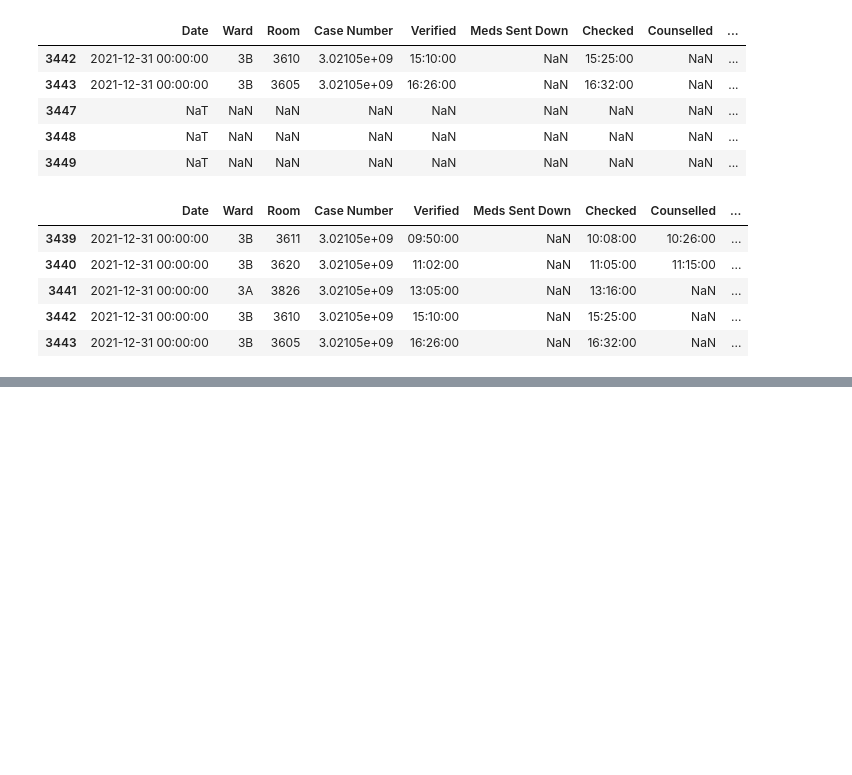
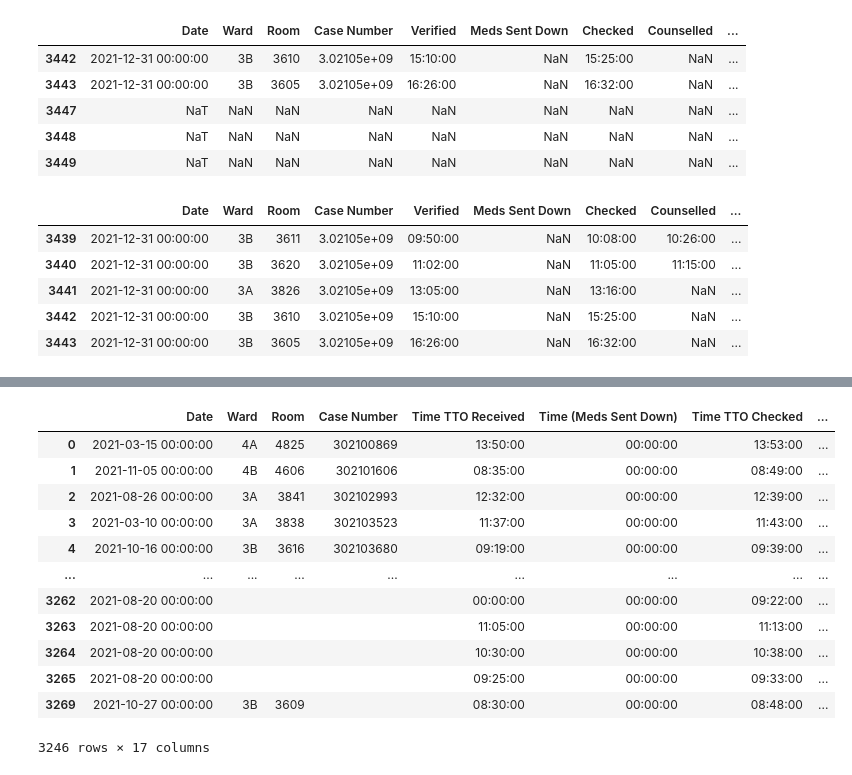
Before and after one commit to RoystonCXW/IS447---Smart-Healthcare, a Jupyter notebook: IS447/System/Data/Pharmacy Dept/Data Cleaning/PEH_Cleaning.ipynb, the cells around one changed output, grey strips where cells are left out. Cells and saved outputs as stored; diff of their text form; code cells hidden in the pictures; blank space fills up the shorter version.

```diff
--- a/IS447/System/Data/Pharmacy Dept/Data Cleaning/PEH_Cleaning.ipynb
+++ b/IS447/System/Data/Pharmacy Dept/Data Cleaning/PEH_Cleaning.ipynb
@@ -140,0 +333,9 @@ memory usage: 435.5+ KB
+# %%
+#Remove '0 days' in all Time data type
+
+df_csv['Time TTO Received'] = df_csv['Time TTO Received'].astype(str).str.split('0 days ').str[-1]
+df_csv['Time (Meds Sent Down)'] = df_csv['Time (Meds Sent Down)'].astype(str).str.split('0 days ').str[-1]
+df_csv['Time TTO Checked'] = df_csv['Time TTO Checked'].astype(str).str.split('0 days ').str[-1]
+df_csv['Time (Counselled)'] = df_csv['Time (Counselled)'].astype(str).str.split('0 days ').str[-1]
+df_csv['Time Taken (Ready for Collection)'] = df_csv['Time Taken (Ready for Collection)'].astype(str).str.split('0 days ').str[-1]
+df_csv['Time Taken (to Counselling)'] = df_csv['Time Taken (to Counselling)'].astype(str).str.split('0 days ').str[-1]
@@ -140,0 +360,9 @@ memory usage: 435.5+ KB
+# %%
+#reinstate into Time format again
+
+df_csv['Time TTO Received'] = pd.to_datetime(df_csv['Time TTO Received'], format='%H:%M:%S').dt.time
+df_csv['Time (Meds Sent Down)'] = pd.to_datetime(df_csv['Time (Meds Sent Down)'], format='%H:%M:%S').dt.time
+df_csv['Time TTO Checked'] = pd.to_datetime(df_csv['Time TTO Checked'], format='%H:%M:%S').dt.time
+df_csv['Time (Counselled)'] = pd.to_datetime(df_csv['Time (Counselled)'], format='%H:%M:%S').dt.time
+df_csv['Time Taken (Ready for Collection)'] = pd.to_datetime(df_csv['Time Taken (Ready for Collection)'], format='%H:%M:%S').dt.time
+df_csv['Time Taken (to Counselling)'] = pd.to_datetime(df_csv['Time Taken (to Counselling)'], format='%H:%M:%S').dt.time
@@ -140,0 +398,3 @@ memory usage: 435.5+ KB
+# %%
+#No. of Drugs
+df_csv['No. of Drugs'] = df_csv['No. of Drugs'].fillna(0)
@@ -140,0 +406,9 @@ memory usage: 435.5+ KB
+# %%
+#Bedside Counselling Candidate
+df_csv['Bedside Counselling Candidate'] = df_csv['Bedside Counselling Candidate'].fillna('No')
+
+#IF Time Taken (to Counselling) == 00:00:00, then Bedside Counselling Candidate = No
+df_csv.loc[(df_csv['Time Taken (to Counselling)'] == pd.to_datetime('00:00:00').time()), 'Bedside Counselling Candidate'] = "No"
+
+#IF Time (to Counselling) > 00:00:00, then Bedside Counselling Candidate = Yes
+df_csv.loc[(df_csv['Time Taken (to Counselling)'] > pd.to_datetime('00:00:00').time()), 'Bedside Counselling Candidate'] = "Yes"
@@ -140,0 +447,19 @@ memory usage: 435.5+ KB
+# %%
+# Fill all NA with empty string
+
+dfinal = df_csv.fillna('')
+dfinal
+# %% [output]
+|  | Date | Ward | Room | Case Number | Time TTO Received | Time (Meds Sent Down) | Time TTO Checked | ... |
+| 0 | 2021-03-15 00:00:00 | 4A | 4825 | 302100869 | 13:50:00 | 00:00:00 | 13:53:00 | ... |
+| 1 | 2021-11-05 00:00:00 | 4B | 4606 | 302101606 | 08:35:00 | 00:00:00 | 08:49:00 | ... |
+| 2 | 2021-08-26 00:00:00 | 3A | 3841 | 302102993 | 12:32:00 | 00:00:00 | 12:39:00 | ... |
+| 3 | 2021-03-10 00:00:00 | 3A | 3838 | 302103523 | 11:37:00 | 00:00:00 | 11:43:00 | ... |
+| 4 | 2021-10-16 00:00:00 | 3B | 3616 | 302103680 | 09:19:00 | 00:00:00 | 09:39:00 | ... |
+| ... | ... | ... | ... | ... | ... | ... | ... | ... |
+| 3262 | 2021-08-20 00:00:00 |  |  |  | 00:00:00 | 00:00:00 | 09:22:00 | ... |
+| 3263 | 2021-08-20 00:00:00 |  |  |  | 11:05:00 | 00:00:00 | 11:13:00 | ... |
+| 3264 | 2021-08-20 00:00:00 |  |  |  | 10:30:00 | 00:00:00 | 10:38:00 | ... |
+| 3265 | 2021-08-20 00:00:00 |  |  |  | 09:25:00 | 00:00:00 | 09:33:00 | ... |
+| 3269 | 2021-10-27 00:00:00 | 3B | 3609 |  | 08:30:00 | 00:00:00 | 08:48:00 | ... |
+3246 rows × 17 columns
```
Also changed, not shown: parts of 40 cells of this notebook, 2 other files.
